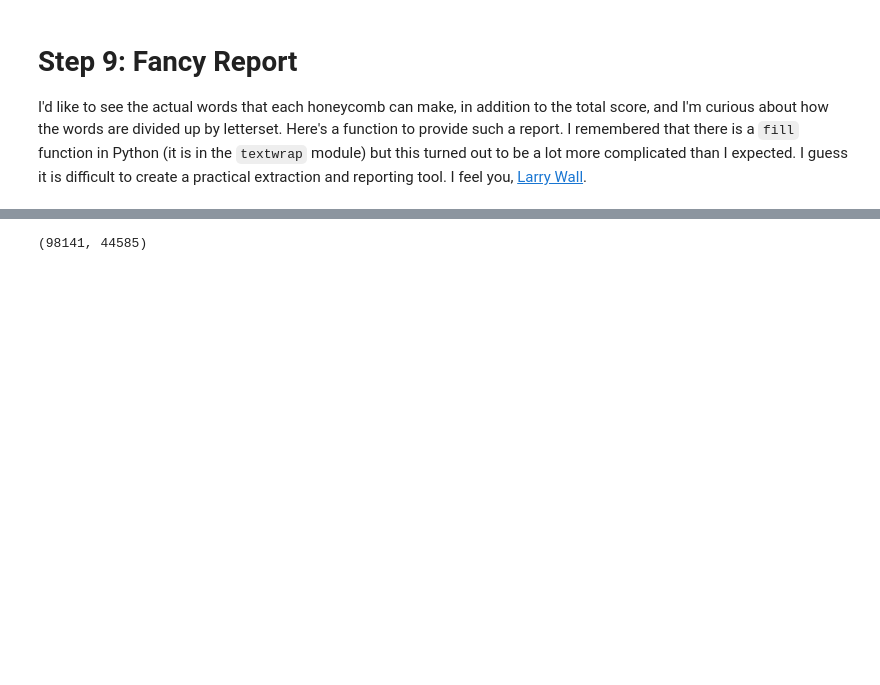
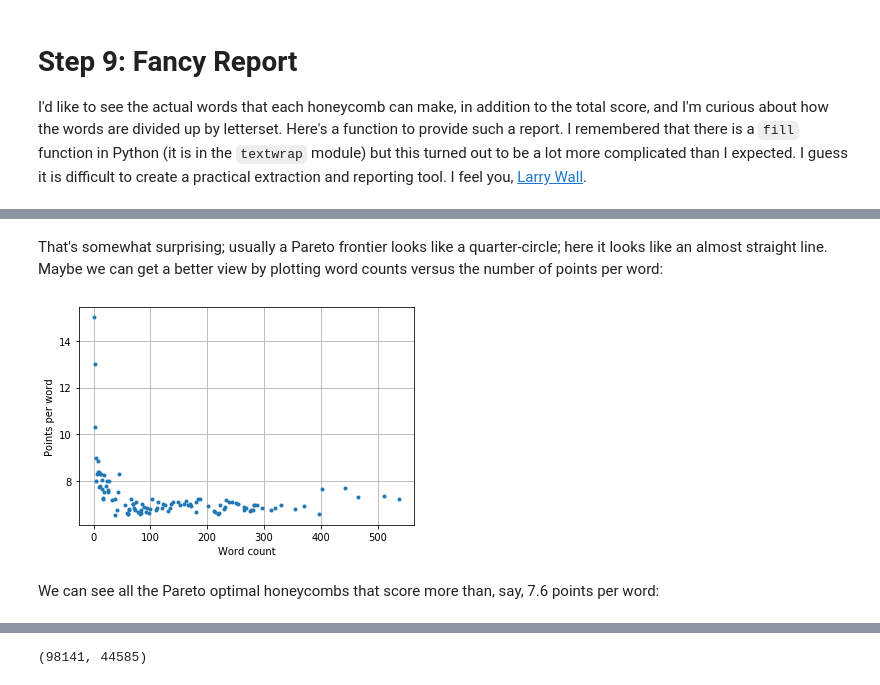
Before and after one commit to norvig/pytudes, a Jupyter notebook: ipynb/SpellingBee.ipynb, the cells around one changed output, grey strips where cells are left out. Cells and saved outputs as stored; diff of their text form; code cells hidden in the pictures; blank space fills up the shorter version.

```diff
--- a/ipynb/SpellingBee.ipynb
+++ b/ipynb/SpellingBee.ipynb
@@ -524,0 +596,8 @@ GIR makes 2 words for 7 points:
+# %% [markdown]
+That's somewhat surprising; usually a Pareto frontier looks like a quarter-circle; here it looks like an almost straight line. Maybe we can get a better view by plotting word counts versus the number of points per word:
+# %%
+plot('Word count', W, 'Points per word', PPW)
+# %% [output]
+[figure, added]
+# %% [markdown]
+We can see all the Pareto optimal honeycombs that score more than, say,  7.6 points per word:
```
Also changed, not shown: parts of 48 cells of this notebook.
